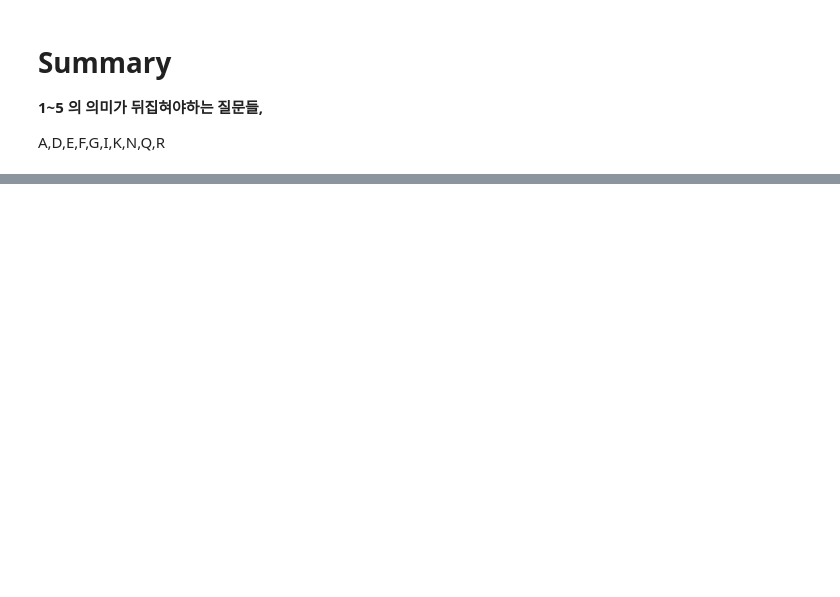
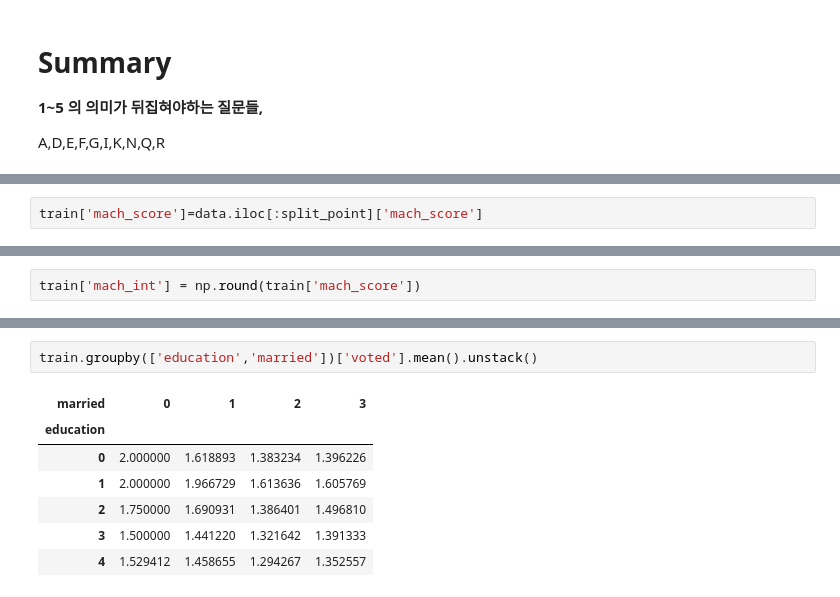
Before and after one commit to ineed-coffee/vote_prediction_from_Machiavellism_test, a Jupyter notebook: EDA/ Machiavellianism_score_feature.ipynb, the cells around one changed output, grey strips where cells are left out. Drawn from its saved outputs; the diff is of its cells as text; blank space fills up the shorter version.

```diff
--- a/EDA/ Machiavellianism_score_feature.ipynb
+++ b/EDA/ Machiavellianism_score_feature.ipynb
@@ -92,0 +116,2 @@ Length: 56915, dtype: float64
+# %%
+train['mach_score']=data.iloc[:split_point]['mach_score']
@@ -92,0 +141,2 @@ Length: 56915, dtype: float64
+# %%
+train['mach_int'] = np.round(train['mach_score'])
@@ -92,0 +177,10 @@ Length: 56915, dtype: float64
+# %%
+train.groupby(['education','married'])['voted'].mean().unstack()
+# %% [output]
+| married | 0 | 1 | 2 | 3 |
+| education |  |  |  |  |
+| 0 | 2.000000 | 1.618893 | 1.383234 | 1.396226 |
+| 1 | 2.000000 | 1.966729 | 1.613636 | 1.605769 |
+| 2 | 1.750000 | 1.690931 | 1.386401 | 1.496810 |
+| 3 | 1.500000 | 1.441220 | 1.321642 | 1.391333 |
+| 4 | 1.529412 | 1.458655 | 1.294267 | 1.352557 |
```
Also changed, not shown: parts of 12 cells of this notebook, 1 other file.
